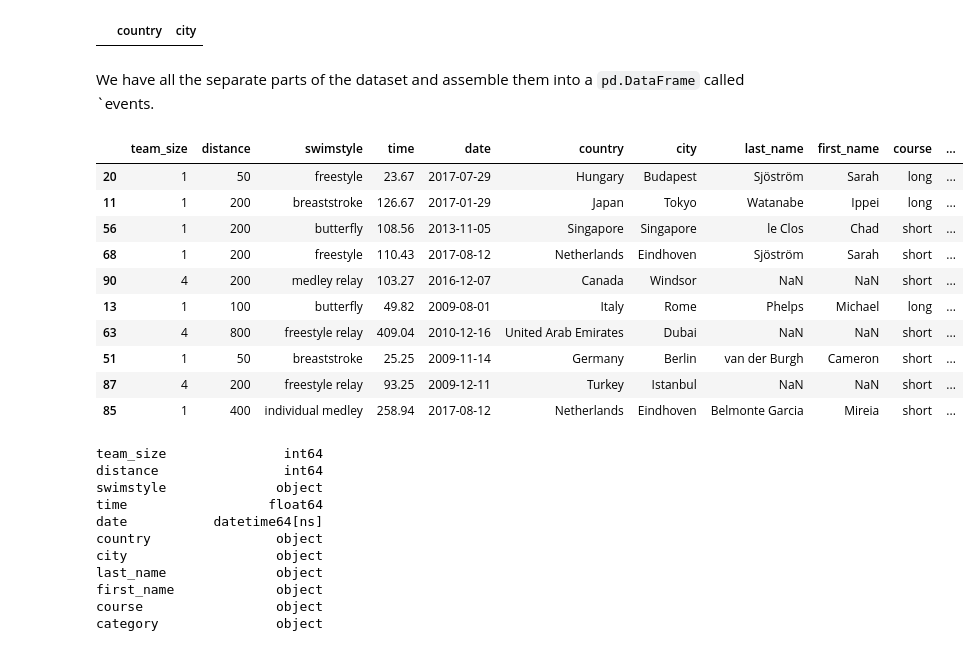
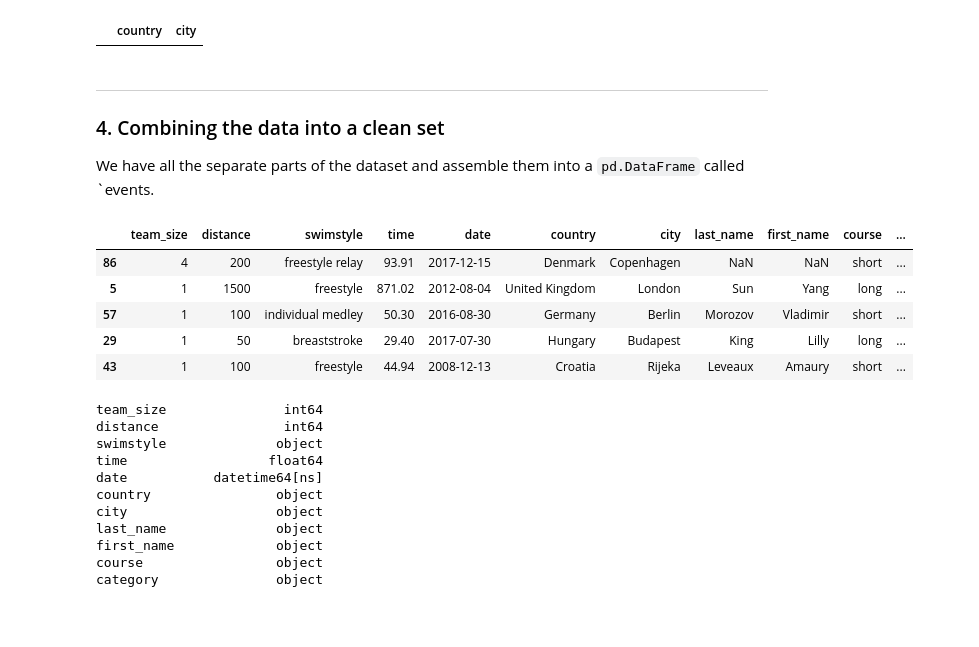
Before and after one commit to Gijs-Koot/Gijs-Koot.github.io, a Jupyter notebook: notebooks/swimming-records.ipynb, the cells around one changed output. Cells and saved outputs as stored; diff of their text form; code cells hidden in the pictures; blank space fills up the shorter version.

```diff
--- a/notebooks/swimming-records.ipynb
+++ b/notebooks/swimming-records.ipynb
@@ -161,30 +171,28 @@ parsed_locations[parsed_locations.country.isnull()]
 # %% [output]
 |  | country | city |
 # %% [markdown]
+---
+
+### 4. Combining the data into a clean set
+
 We have all the separate parts of the dataset and assemble them into a `pd.DataFrame` called `events.
 # %%
 events = parsed_events.join(
     time_seconds.rename("time")
 ).join(
     pd.to_datetime(raw.date)
 ).join(parsed_locations).join(parsed_names).join(
     raw[["course", "category", "nationality", "meet"]]
 )
 
-view = events.sample(10)
-view
+events.sample(5)
 # %% [output]
 |  | team_size | distance | swimstyle | time | date | country | city | last_name | first_name | course | ... |
-| 20 | 1 | 50 | freestyle | 23.67 | 2017-07-29 | Hungary | Budapest | Sjöström | Sarah | long | ... |
-| 11 | 1 | 200 | breaststroke | 126.67 | 2017-01-29 | Japan | Tokyo | Watanabe | Ippei | long | ... |
-| 56 | 1 | 200 | butterfly | 108.56 | 2013-11-05 | Singapore | Singapore | le Clos | Chad | short | ... |
-| 68 | 1 | 200 | freestyle | 110.43 | 2017-08-12 | Netherlands | Eindhoven | Sjöström | Sarah | short | ... |
-| 90 | 4 | 200 | medley relay | 103.27 | 2016-12-07 | Canada | Windsor | NaN | NaN | short | ... |
-| 13 | 1 | 100 | butterfly | 49.82 | 2009-08-01 | Italy | Rome | Phelps | Michael | long | ... |
-| 63 | 4 | 800 | freestyle relay | 409.04 | 2010-12-16 | United Arab Emirates | Dubai | NaN | NaN | short | ... |
-| 51 | 1 | 50 | breaststroke | 25.25 | 2009-11-14 | Germany | Berlin | van der Burgh | Cameron | short | ... |
-| 87 | 4 | 200 | freestyle relay | 93.25 | 2009-12-11 | Turkey | Istanbul | NaN | NaN | short | ... |
-| 85 | 1 | 400 | individual medley | 258.94 | 2017-08-12 | Netherlands | Eindhoven | Belmonte Garcia | Mireia | short | ... |
+| 86 | 4 | 200 | freestyle relay | 93.91 | 2017-12-15 | Denmark | Copenhagen | NaN | NaN | short | ... |
+| 5 | 1 | 1500 | freestyle | 871.02 | 2012-08-04 | United Kingdom | London | Sun | Yang | long | ... |
+| 57 | 1 | 100 | individual medley | 50.30 | 2016-08-30 | Germany | Berlin | Morozov | Vladimir | short | ... |
+| 29 | 1 | 50 | breaststroke | 29.40 | 2017-07-30 | Hungary | Budapest | King | Lilly | long | ... |
+| 43 | 1 | 100 | freestyle | 44.94 | 2008-12-13 | Croatia | Rijeka | Leveaux | Amaury | short | ... |
 # %%
 events.dtypes
 # %% [output]
```
Also changed, not shown: parts of 22 cells of this notebook, 6 other files.
